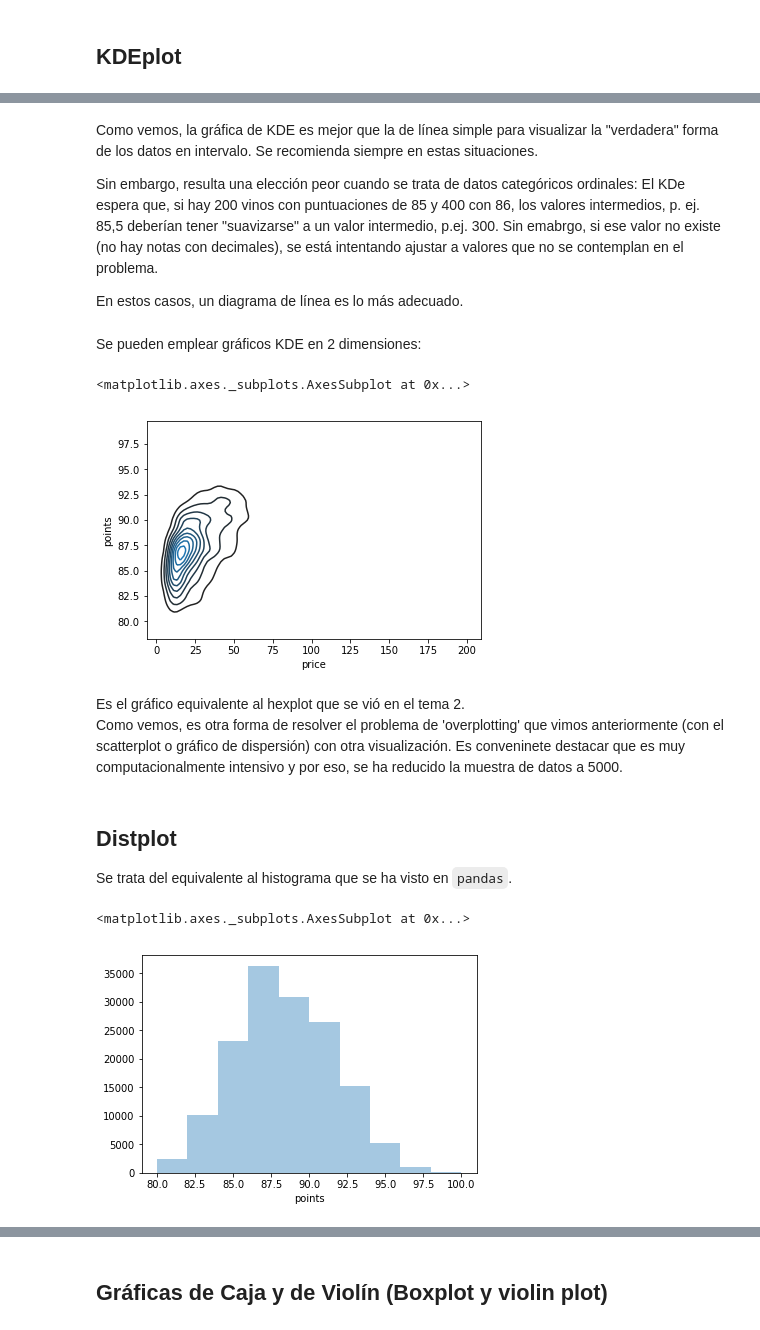
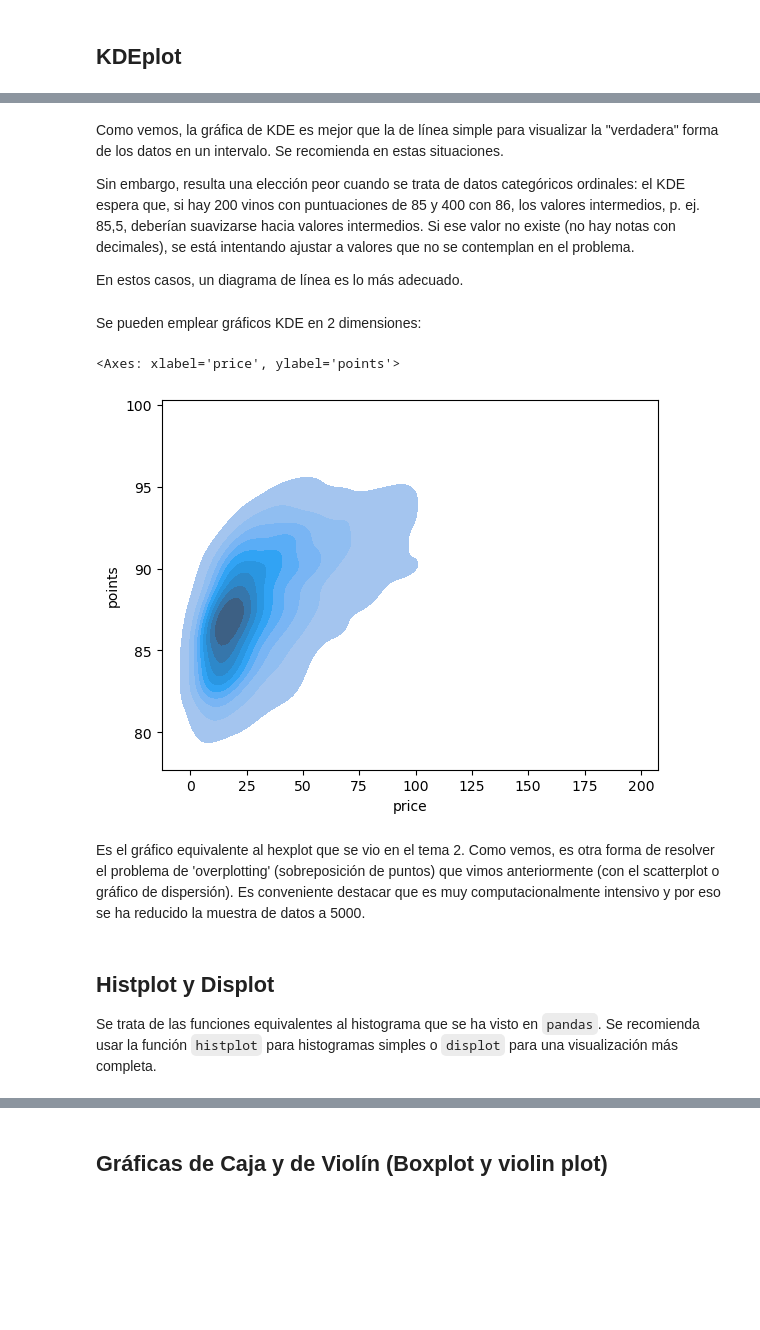
Before and after one commit to bbaruque/VisDat_Ejemplos, a Jupyter notebook: JupyterNotebooks/2aParte/2.Avanzadas/5.Gráficas con seaborn.ipynb, the cells around one changed output, grey strips where cells are left out. Saved outputs shown, nothing was run; the diff lists cells and outputs as text; code cells hidden in the pictures; blank space fills up the shorter version.

Commit message:
Mejoras y extensiones en comentarios y explicaciones.

```diff
--- a/JupyterNotebooks/2aParte/2.Avanzadas/5.Gráficas con seaborn.ipynb
+++ b/JupyterNotebooks/2aParte/2.Avanzadas/5.Gráficas con seaborn.ipynb
@@ -18,6 +18,6 @@ Se puede encontrar la documentación completa en: https://seaborn.pydata.org/ind
 # %%
 # En caso de haber ejecutado la celda anterior, esta debe dejarse SIN EJECUTAR
-data_dir = "../data/"
+data_dir = "../../data/datos_1ªy2ªParte/"
 # %%
 reviews = pd.read_csv(data_dir+"winemag-data_first150k.csv", index_col=0)
 reviews.head(3)
@@ -60,34 +61,31 @@ reviews[reviews['price'] < 200]['price'].value_counts().sort_index().plot.line()
 # %% [markdown]
-Como vemos, la gráfica de KDE es mejor que la de línea simple para visualizar la "verdadera" forma de los datos en intervalo. Se recomienda siempre en estas situaciones.
+Como vemos, la gráfica de KDE es mejor que la de línea simple para visualizar la "verdadera" forma de los datos en un intervalo. Se recomienda en estas situaciones.
 
-
-Sin embargo, resulta una elección peor cuando se trata de datos categóricos ordinales: El KDe espera que, si hay 200 vinos con puntuaciones de 85 y 400 con 86, los valores intermedios, p. ej. 85,5 deberían tener "suavizarse" a un valor intermedio, p.ej. 300. Sin emabrgo, si ese valor no existe (no hay notas con decimales), se está intentando ajustar a valores que no se contemplan en el problema.
+Sin embargo, resulta una elección peor cuando se trata de datos categóricos ordinales: el KDE espera que, si hay 200 vinos con puntuaciones de 85 y 400 con 86, los valores intermedios, p. ej. 85,5, deberían suavizarse hacia valores intermedios. Si ese valor no existe (no hay notas con decimales), se está intentando ajustar a valores que no se contemplan en el problema.
 
 En estos casos, un diagrama de línea es lo más adecuado.
 # %% [markdown]
 Se pueden emplear gráficos KDE en 2 dimensiones:
 # %%
-# De la tabla 'reviews' se obtienen aquellas entradas con precion menor a 200
+# De la tabla 'reviews' se obtienen aquellas entradas con precio menor a 200
 # Se extraen las columnas 'price', 'points' (para todas las entradas que quedaban)
 # Se eliminan aquellas entradas que contengan valores `nan` (datos faltantes) con dropna
 # Se seleccionan aleatoriamente 5000
 price_less_200 = reviews[reviews['price'] < 200].loc[:, ['price', 'points']].dropna().sample(5000)
 
-#Se solicita realizar el plot KDE en 2 dimensiones
-sns.kdeplot(price_less_200['price'], price_less_200['points'])
+# Usar la forma recomendada: pasar `data` y nombrar las columnas con x= e y=
+# Esto evita el error "takes from 0 to 1 positional arguments but 2 were given"
+# Opción recomendada (2D KDE):
+sns.kdeplot(data=price_less_200, x='price', y='points', fill=True)
+
+# Alternativa equivalente usando arrays pero con nombres explícitos:
+# sns.kdeplot(x=price_less_200['price'], y=price_less_200['points'], fill=True)
 # %% [output]
-<matplotlib.axes._subplots.AxesSubplot at 0x...>
+<Axes: xlabel='price', ylabel='points'>
-[figure, old version]
+[figure, new version]
 # %% [markdown]
-Es el gráfico equivalente al hexplot que se vió en el tema 2.
-Como vemos, es otra forma de resolver el problema de 'overplotting' que vimos anteriormente (con el scatterplot o gráfico de dispersión) con otra visualización.
-Es conveninete destacar que es muy computacionalmente intensivo y por eso, se ha reducido la muestra de datos a 5000.
+Es el gráfico equivalente al hexplot que se vio en el tema 2. Como vemos, es otra forma de resolver el problema de 'overplotting' (sobreposición de puntos) que vimos anteriormente (con el scatterplot o gráfico de dispersión). Es conveniente destacar que es muy computacionalmente intensivo y por eso se ha reducido la muestra de datos a 5000.
 # %% [markdown]
-## Distplot
+## Histplot y Displot
 
-Se trata del equivalente al histograma que se ha visto en `pandas`.
+Se trata de las funciones equivalentes al histograma que se ha visto en `pandas`. Se recomienda usar la función `histplot` para histogramas simples o `displot` para una visualización más completa.
-# %%
-sns.distplot(reviews['points'], bins=10, kde=False)
-# %% [output]
-<matplotlib.axes._subplots.AxesSubplot at 0x...>
-[figure, removed]
```
Also changed, not shown: parts of 23 cells of this notebook, 8 other files.
